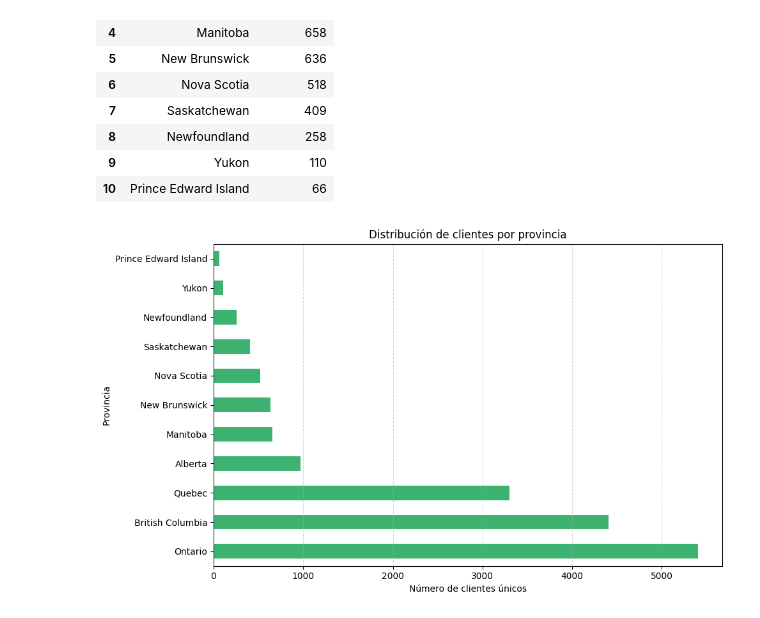
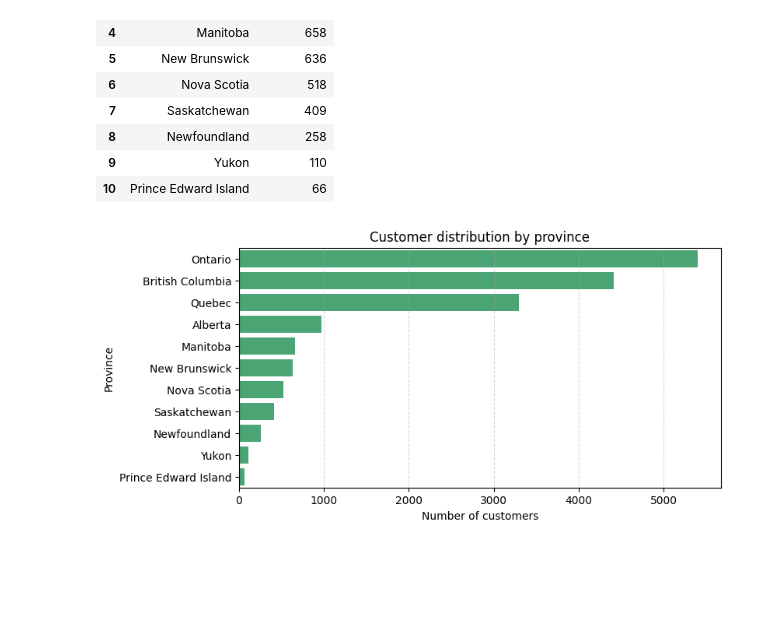
Before and after one commit to Adalab/bda-modulo-3-evaluacion-final-Isabel-GM, a Jupyter notebook: Ejercicio evaluacion mod 3.ipynb, the cells around one changed output. Cells and saved outputs as stored; diff of their text form; code cells hidden in the pictures; blank space fills up the shorter version.

```diff
--- a/Ejercicio evaluacion mod 3.ipynb
+++ b/Ejercicio evaluacion mod 3.ipynb
@@ -679,15 +672,13 @@ df_clientes
 # %%
 # GRAFICO: Aunque el enunciado pide distribucion se refiere a una distribucion por categoria no a una distribucion estadistica por lo que usare un BARPLOT o grafico de barras.
 # variable categorica -> province
 # frecuencia -> cantidad de clientes
 
-plt.figure(figsize=(10,6))
-clientes_por_provincia.plot(kind='barh', color='mediumseagreen')
-plt.title('Distribución de clientes por provincia')
-plt.xlabel('Número de clientes únicos')
-plt.ylabel('Provincia')
-plt.grid(axis='x', linestyle='--', alpha=0.5)
-plt.tight_layout()
-plt.show()
+plt.figure(figsize=(8,4))
+sns.barplot(x='Customers', y='Province', data = df_clientes, color='mediumseagreen')
+plt.title('Customer distribution by province')
+plt.xlabel('Number of customers')
+plt.ylabel('Province')
+plt.grid(axis='x', linestyle='--', alpha=0.5); # aplico una linea discontinua en el eje x y semitransparente (alpha = 0.5) para verlo mas claro.
 # %% [output]
-[figure, old version]
+[figure, new version]
```
Also changed, not shown: parts of 11 cells of this notebook, 1 other file.
